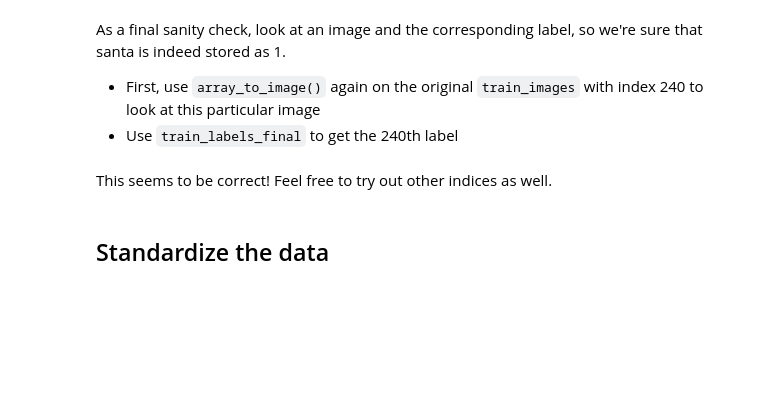
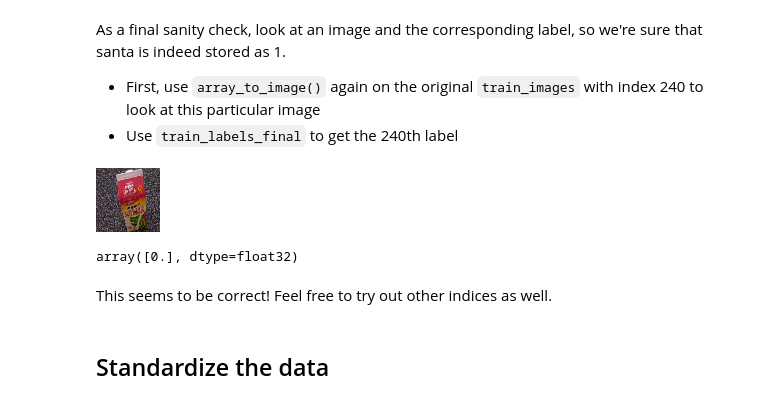
Before and after one commit to alexanderbeat/dsc-introduction-to-neural-networks-lab-online-ds-pt-100719, a Jupyter notebook: index.ipynb, the cells around one changed output. Saved outputs shown, nothing was run; the diff lists cells and outputs as text; code cells hidden in the pictures; blank space fills up the shorter version.

```diff
--- a/index.ipynb
+++ b/index.ipynb
@@ -126,8 +200,14 @@ As a final sanity check, look at an image and the corresponding label, so we're
 - Use `train_labels_final` to get the 240th label
 # %%
 # Preview train image at index 240
+array_to_img(train_images[240])
+# %% [output]
+[figure, added]
 # %%
 # Preview train label at index 240
+train_labels_final[:,240]
+# %% [output]
+array([0.], dtype=float32)
 # %% [markdown]
 This seems to be correct! Feel free to try out other indices as well.
 # %% [markdown]
```
Also changed, not shown: parts of 35 cells of this notebook.
